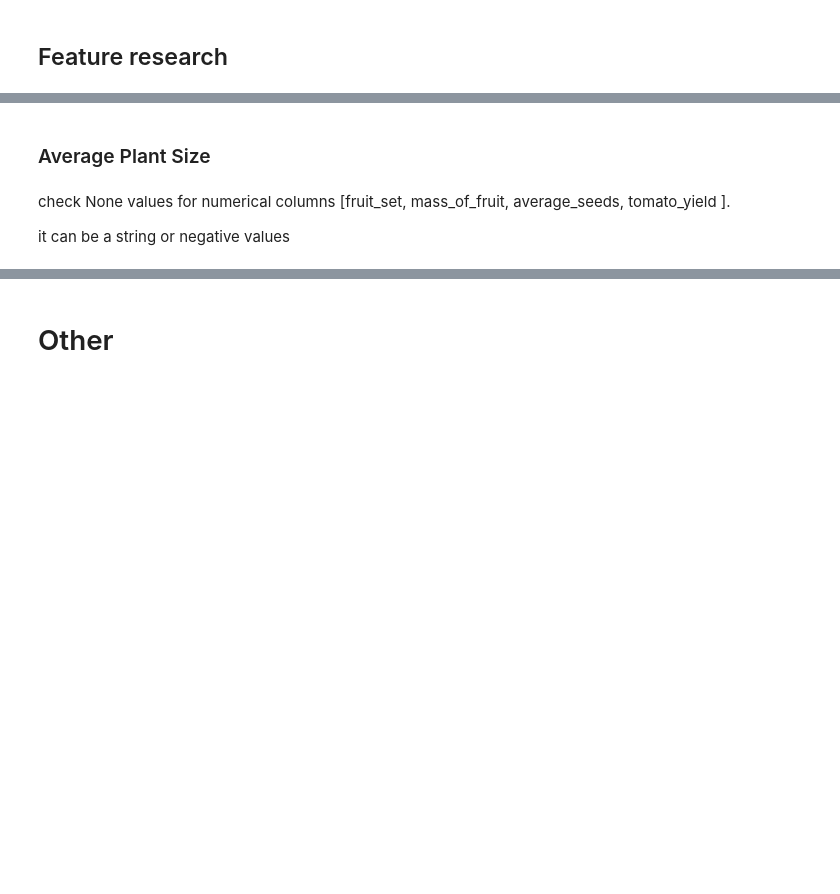
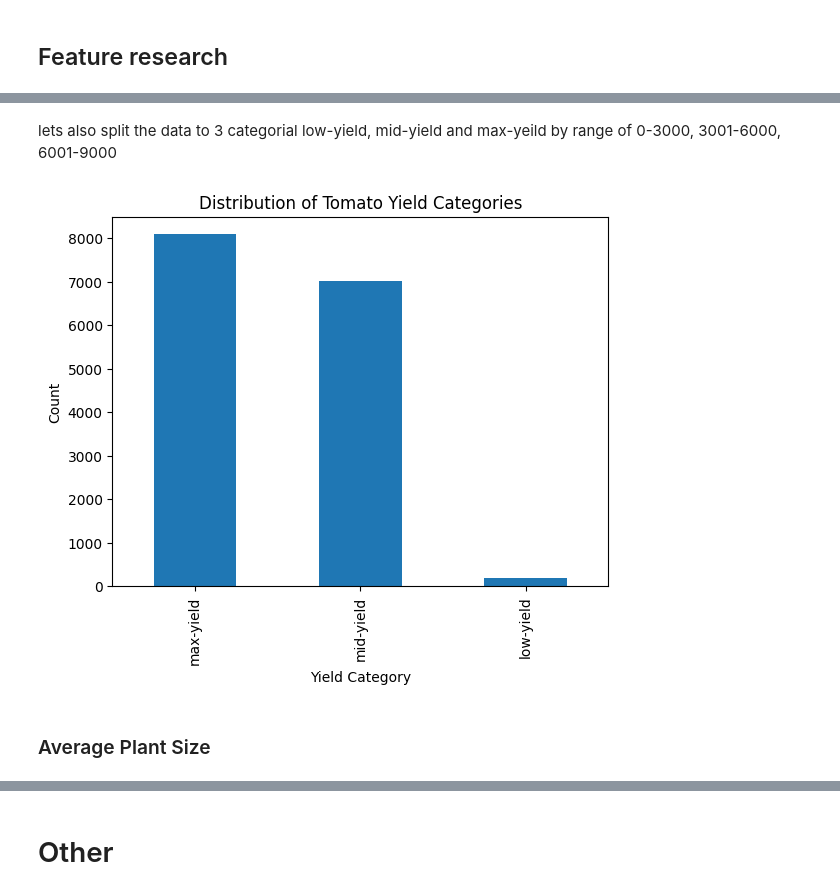
Before and after one commit to matan-avitan/Data-processing-analysis-and-presentation-course, a Jupyter notebook: Tomato.ipynb, the cells around one changed output, grey strips where cells are left out. Saved outputs shown, nothing was run; the diff lists cells and outputs as text; code cells hidden in the pictures; blank space fills up the shorter version.

```diff
--- a/Tomato.ipynb
+++ b/Tomato.ipynb
@@ -245,6 +311,25 @@ It is good, there are no duplicate
+# %% [markdown]
+lets also split the data to 3 categorial low-yield, mid-yield and max-yeild by range of 0-3000, 3001-6000, 6001-9000
+# %%
+# Define bin edges
+bin_edges = [0, 3000, 6000, 9000]
+
+# Define labels
+labels = ['low-yield', 'mid-yield', 'max-yield']
+
+# Create new categorical column
+tomatoes['yield_category'] = pd.cut(tomatoes['tomato_yield'], bins=bin_edges, labels=labels)
+
+# Count values in each group and specify the order of categories
+group_counts = tomatoes['yield_category'].value_counts()
+
+# Plot bar plot
+group_counts.plot(kind='bar')
+plt.xlabel('Yield Category')
+plt.ylabel('Count')
+plt.title('Distribution of Tomato Yield Categories')
+plt.show()
+# %% [output]
+[figure, added]
 # %% [markdown]
 ### Average Plant Size
-# %% [markdown]
-check None values for numerical columns [fruit_set, mass_of_fruit, average_seeds, tomato_yield ].
-
-it can be a string or negative values
```
Also changed, not shown: parts of 20 cells of this notebook.
